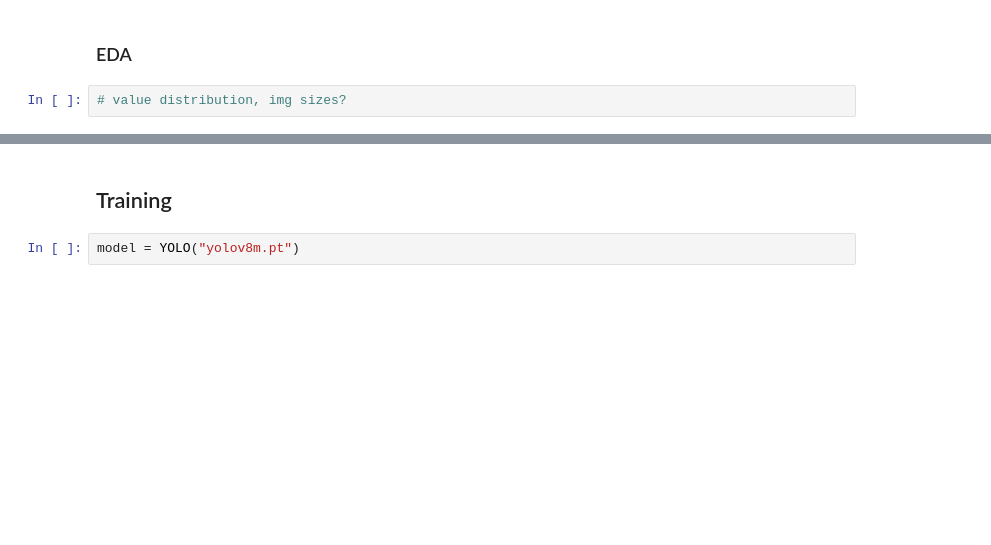
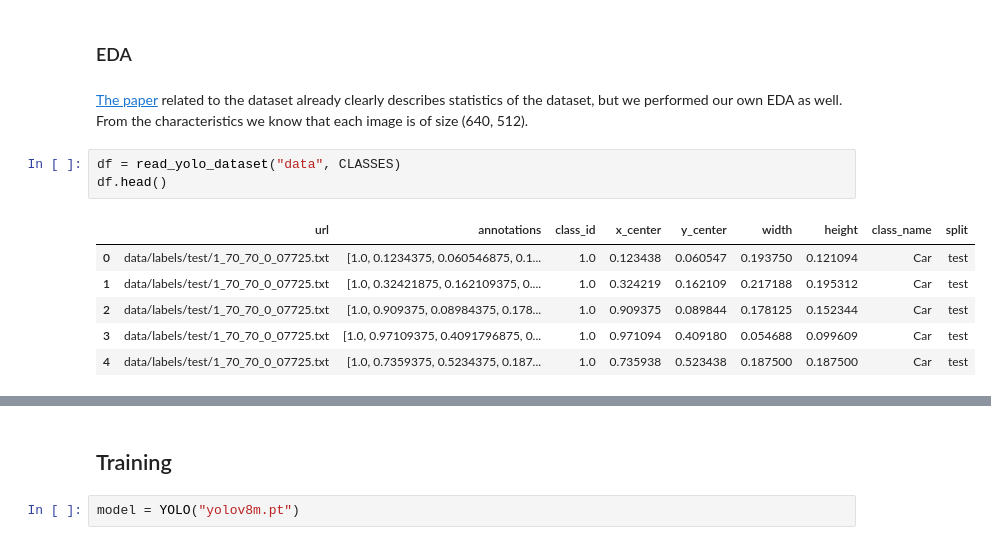
Before and after one commit to zuzg/thermal-segmentation, a Jupyter notebook: notebooks/segmentation.ipynb, the cells around one changed output, grey strips where cells are left out. Drawn from its saved outputs; the diff is of its cells as text; blank space fills up the shorter version.

Commit message:
Process annotations and refactor

```diff
--- a/notebooks/segmentation.ipynb
+++ b/notebooks/segmentation.ipynb
@@ -110,4 +25,14 @@ plot_images(
 # %% [markdown]
 ### EDA
-# %%
-# value distribution, img sizes?
+# %% [markdown]
+[The paper](https://arxiv.org/pdf/2204.03245.pdf) related to the dataset already clearly describes statistics of the dataset, but we performed our own EDA as well. From the characteristics we know that each image is of size (640, 512).
+# %%
+df = read_yolo_dataset("data", CLASSES)
+df.head()
+# %% [output]
+|  | url | annotations | class_id | x_center | y_center | width | height | class_name | split |
+| 0 | data/labels/test/1_70_70_0_07725.txt | [1.0, 0.1234375, 0.060546875, 0.1... | 1.0 | 0.123438 | 0.060547 | 0.193750 | 0.121094 | Car | test |
+| 1 | data/labels/test/1_70_70_0_07725.txt | [1.0, 0.32421875, 0.162109375, 0.... | 1.0 | 0.324219 | 0.162109 | 0.217188 | 0.195312 | Car | test |
+| 2 | data/labels/test/1_70_70_0_07725.txt | [1.0, 0.909375, 0.08984375, 0.178... | 1.0 | 0.909375 | 0.089844 | 0.178125 | 0.152344 | Car | test |
+| 3 | data/labels/test/1_70_70_0_07725.txt | [1.0, 0.97109375, 0.4091796875, 0... | 1.0 | 0.971094 | 0.409180 | 0.054688 | 0.099609 | Car | test |
+| 4 | data/labels/test/1_70_70_0_07725.txt | [1.0, 0.7359375, 0.5234375, 0.187... | 1.0 | 0.735938 | 0.523438 | 0.187500 | 0.187500 | Car | test |
```
Also changed, not shown: parts of 12 cells of this notebook, 3 other files.
